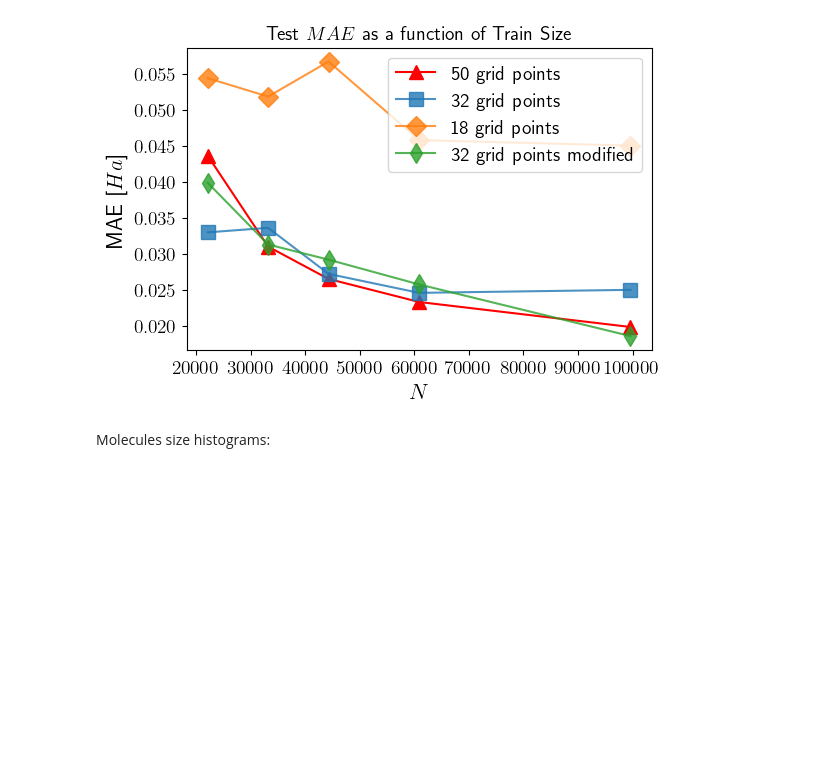
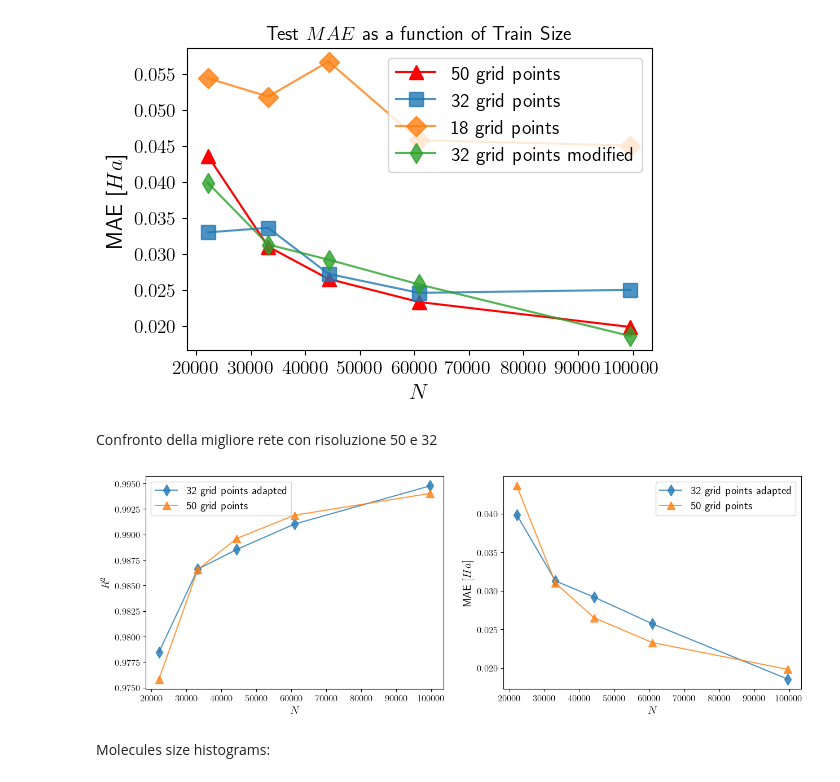
Before and after one commit to lbrodolo/deep_molecules, a Jupyter notebook: dataset_results_analysis.ipynb, the cells around one changed output. Cells and saved outputs as stored; diff of their text form; code cells hidden in the pictures; blank space fills up the shorter version.

```diff
--- a/dataset_results_analysis.ipynb
+++ b/dataset_results_analysis.ipynb
@@ -51,6 +51,30 @@ plt.yticks(fontsize=14)
 plt.show()
 # %% [output]
 [figure]
+# %% [markdown]
+Confronto della migliore rete con risoluzione 50 e 32
+# %%
+fig, (ax1, ax2) = plt.subplots(1, 2, sharex=True, figsize=(15, 5))
+
+ax1.plot(sizes, R2_32_adattata, marker="d", ms=10, alpha=.8, label="32 grid points adapted")
+ax2.plot(sizes, mae_32_adattata, marker="d", ms=10, alpha=.8, label="32 grid points adapted")
+ax1.plot(sizes, R2_50, marker="^", ms=10, alpha=.8, label="50 grid points")
+ax2.plot(sizes, mae_50, marker="^", ms=10, alpha=.8, label="50 grid points")
+ax1.legend(prop={"size": 14})
+ax2.legend(prop={"size": 14})
+
+ax1.tick_params(axis='x', labelsize=12)
+ax1.tick_params(axis='y', labelsize=12)
+ax2.tick_params(axis='x', labelsize=12)
+ax2.tick_params(axis='y', labelsize=12)
+ax1.set_xlabel("$N$", size=14)
+ax1.set_ylabel("$R^2$", size=14)
+ax2.set_xlabel("$N$", size=14)
+ax2.set_ylabel("MAE $[Ha]$", size=14)
+
+plt.show()
+# %% [output]
+[figure, added]
 # %% [markdown]
 Molecules size histograms:
 # %%
```
Also changed, not shown: parts of 3 cells of this notebook.
